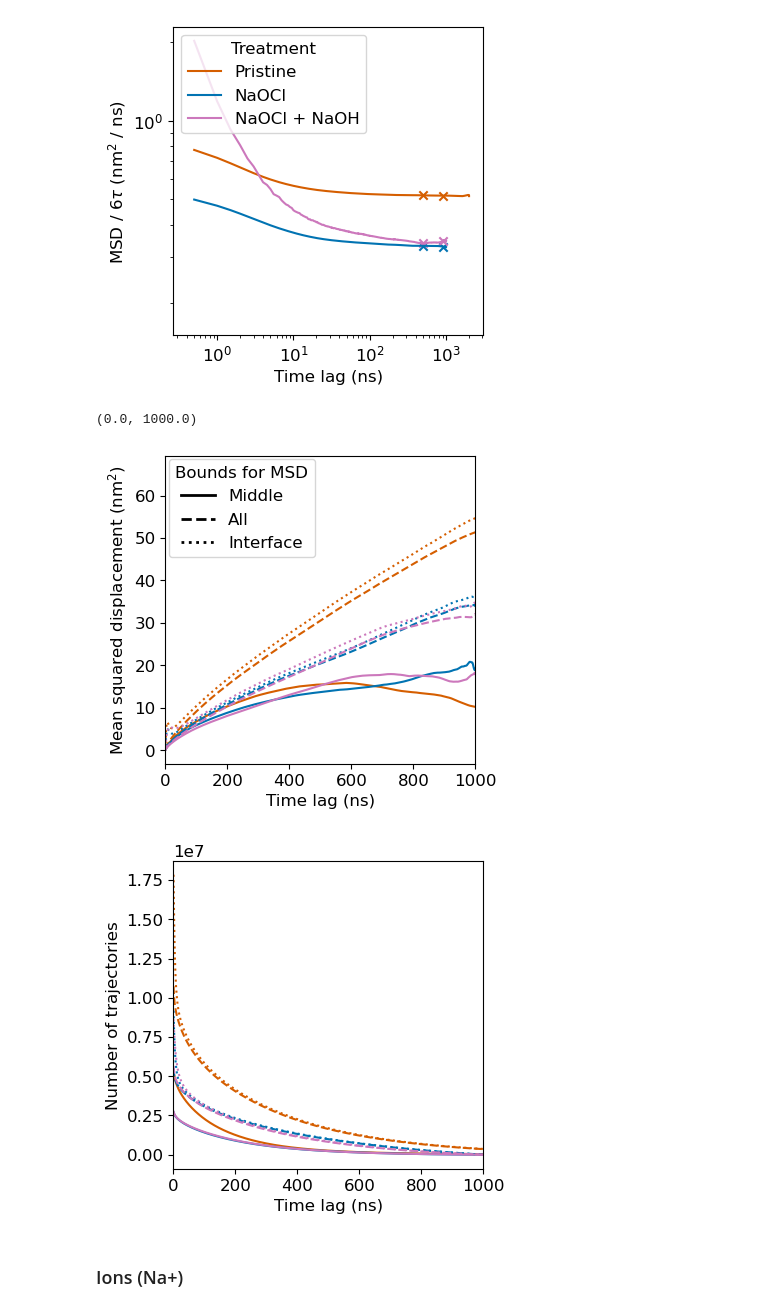
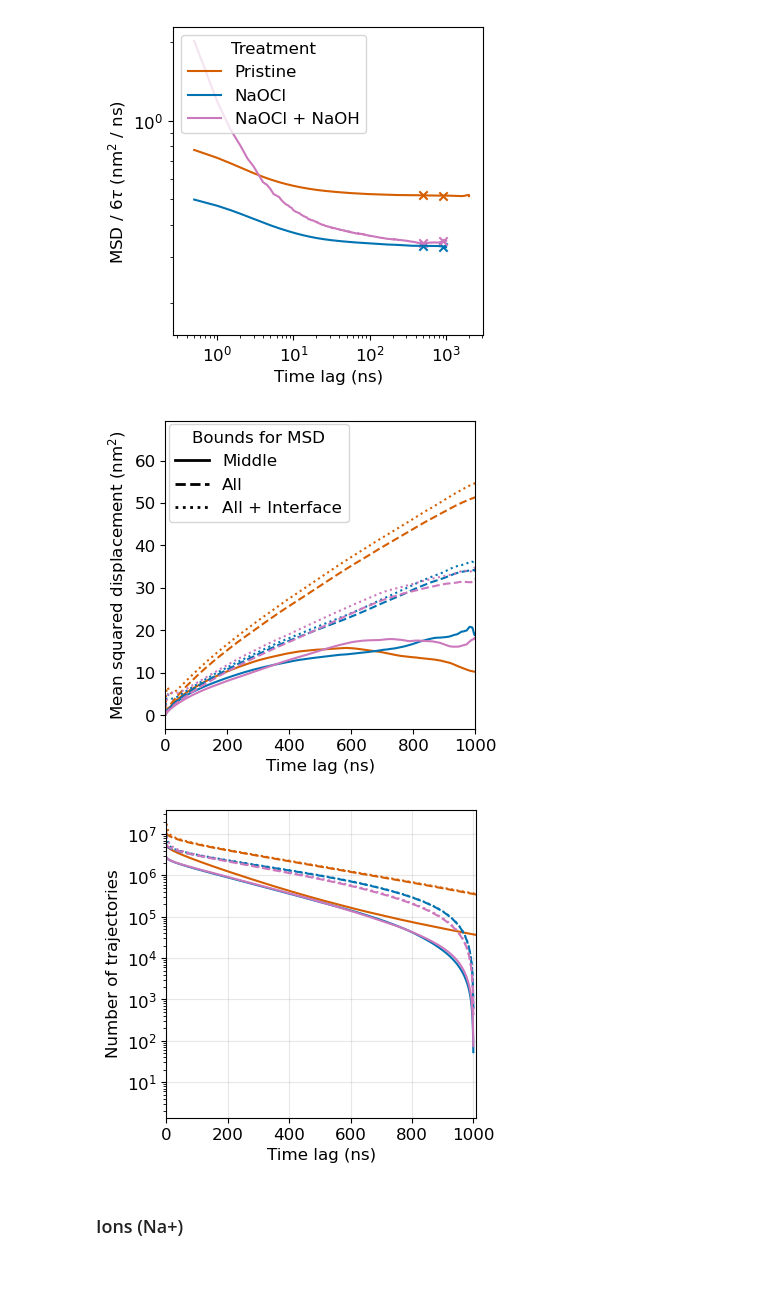
Before and after one commit to schwinns/polyamide-chlorination, a Jupyter notebook: paper/plot_chlorination.ipynb, the cells around one changed output. Cells and saved outputs as stored; diff of their text form; code cells hidden in the pictures; blank space fills up the shorter version.

Commit message:
clean up state-dependent MSD plots

```diff
--- a/paper/plot_chlorination.ipynb
+++ b/paper/plot_chlorination.ipynb
@@ -222,38 +222,39 @@ ax1.legend(title='Treatment', loc='upper left')
 
 # Single legend: line styles for species in the top-right corner.
 species_handles = [
     Line2D([0], [0], color='black', lw=2.0, linestyle='-', label='Middle'),
     Line2D([0], [0], color='black', lw=2.0, linestyle='--', label='All'),
-    Line2D([0], [0], color='black', lw=2.0, linestyle=':', label='Interface')
+    Line2D([0], [0], color='black', lw=2.0, linestyle=':', label='All + Interface')
 ]
 ax1.legend(
     handles=species_handles,
     loc='upper left',
     borderaxespad=0.2,
     title='Bounds for MSD'
  )
 
 # plot number of trajectories
 fig2, ax2 = plt.subplots(figsize=(col_width, row_height))
 for label in labels:
     path = paths[label]
 
     msds = pd.read_csv(path + 'msd_middle_membrane.csv')
     ax2.plot(msds['Tau_ps'] / 1000, msds['Samples'], label=label, color=color_map[label], ls='-')
 
     msds = pd.read_csv(path + 'msd_all_membrane.csv')
     ax2.plot(msds['Tau_ps'] / 1000, msds['Samples'], label=label, color=color_map[label], ls='--')
 
     msds = pd.read_csv(path + 'msd_interface_membrane.csv')
     ax2.plot(msds['Tau_ps'] / 1000, msds['Samples'], label=label, color=color_map[label], ls=':')
 
 ax2.set_xlabel('Time lag (ns)')
 ax2.set_ylabel('Number of trajectories')
-ax2.set_xlim(0,1000)
+ax2.set_xlim(0,1010)
+ax2.set_yscale('log')
+ax2.grid(alpha=0.3)
 # %% [output]
-(0.0, 1000.0)
-[figure, old version]
+[figure, new version]
-[figure, old version]
+[figure, new version]
 # %% [markdown]
 ### Ions (Na+)
 # %%
```
